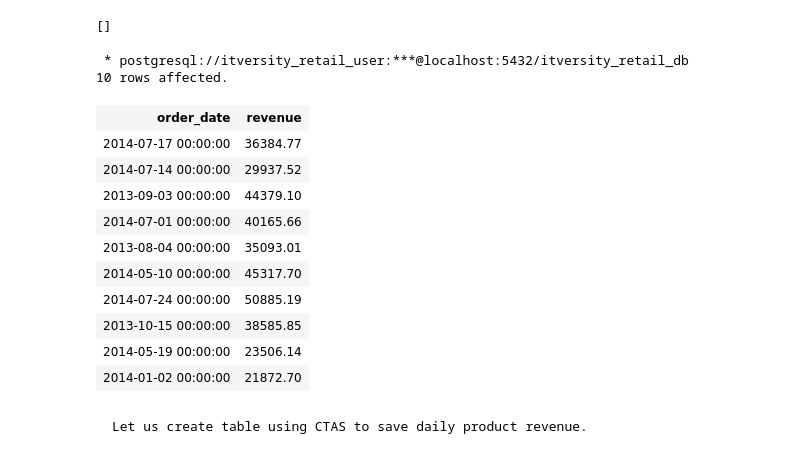
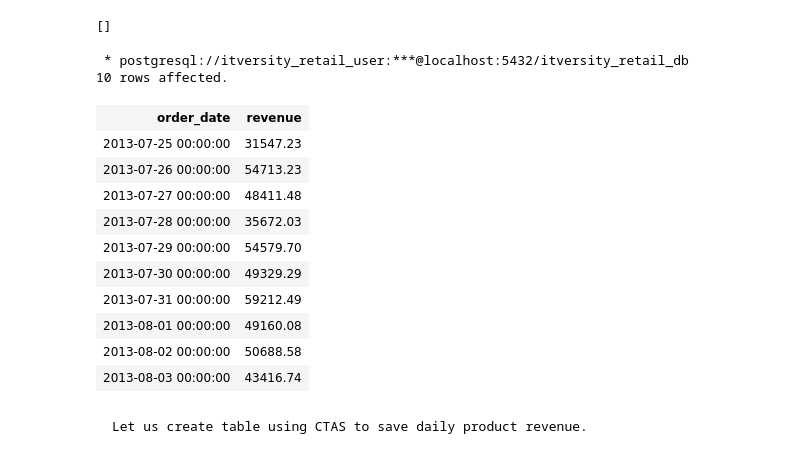
Before and after one commit to itversity/mastering-postgresql, a Jupyter notebook: 07_writing_advanced_sql_queries.ipynb, the cells around one changed output. Saved outputs shown, nothing was run; the diff lists cells and outputs as text; code cells hidden in the pictures.

````diff
--- a/07_writing_advanced_sql_queries.ipynb
+++ b/07_writing_advanced_sql_queries.ipynb
@@ -519,22 +845,23 @@ GROUP BY o.order_date
 # %%
 %%sql
 
 SELECT * FROM daily_revenue
+ORDER BY order_date
 LIMIT 10
 # %% [output]
  * postgresql://itversity_retail_user:***@localhost:5432/itversity_retail_db
 10 rows affected.
 | order_date | revenue |
-| 2014-07-17 00:00:00 | 36384.77 |
-| 2014-07-14 00:00:00 | 29937.52 |
-| 2013-09-03 00:00:00 | 44379.10 |
-| 2014-07-01 00:00:00 | 40165.66 |
-| 2013-08-04 00:00:00 | 35093.01 |
-| 2014-05-10 00:00:00 | 45317.70 |
-| 2014-07-24 00:00:00 | 50885.19 |
-| 2013-10-15 00:00:00 | 38585.85 |
-| 2014-05-19 00:00:00 | 23506.14 |
-| 2014-01-02 00:00:00 | 21872.70 |
+| 2013-07-25 00:00:00 | 31547.23 |
+| 2013-07-26 00:00:00 | 54713.23 |
+| 2013-07-27 00:00:00 | 48411.48 |
+| 2013-07-28 00:00:00 | 35672.03 |
+| 2013-07-29 00:00:00 | 54579.70 |
+| 2013-07-30 00:00:00 | 49329.29 |
+| 2013-07-31 00:00:00 | 59212.49 |
+| 2013-08-01 00:00:00 | 49160.08 |
+| 2013-08-02 00:00:00 | 50688.58 |
+| 2013-08-03 00:00:00 | 43416.74 |
 # %% [markdown]
 ```{note}
 Let us create table using CTAS to save daily product revenue.
````
Also changed, not shown: parts of 125 cells of this notebook.
